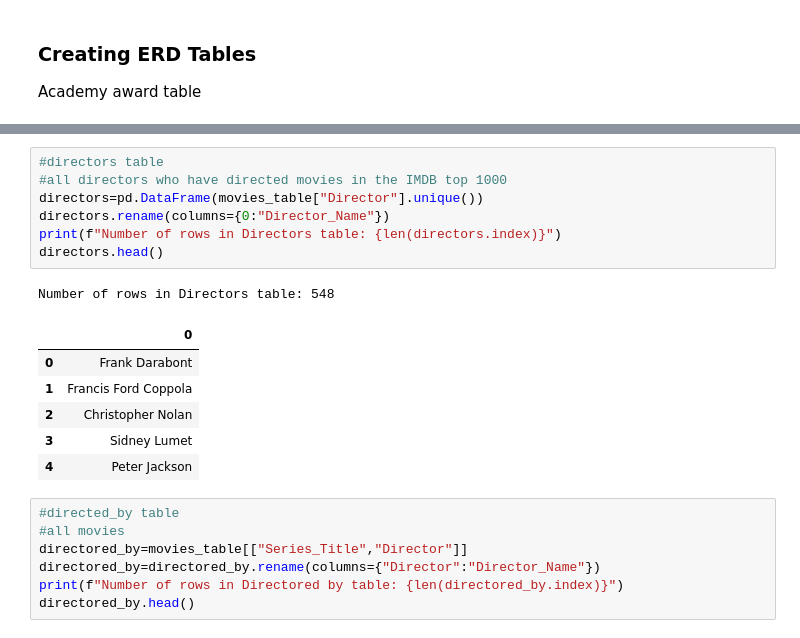
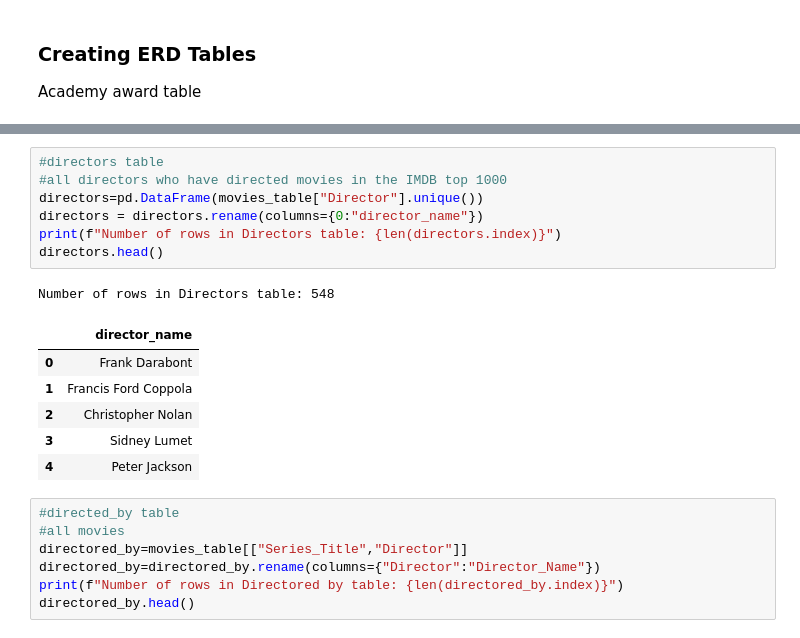
Before and after one commit to 0samvuong/Project-2-ETL-Group-6, a Jupyter notebook: main.ipynb, the cells around one changed output, grey strips where cells are left out. Cells and saved outputs as stored; diff of their text form.

```diff
--- a/main.ipynb
+++ b/main.ipynb
@@ -78,13 +78,13 @@ Number of rows in movies table: 1000
 # %%
 #directors table
 #all directors who have directed movies in the IMDB top 1000
 directors=pd.DataFrame(movies_table["Director"].unique())
-directors.rename(columns={0:"Director_Name"})
+directors = directors.rename(columns={0:"director_name"})
 print(f"Number of rows in Directors table: {len(directors.index)}")
 directors.head()
 # %% [output]
 Number of rows in Directors table: 548
-|  | 0 |
+|  | director_name |
 | 0 | Frank Darabont |
 | 1 | Francis Ford Coppola |
 | 2 | Christopher Nolan |
```
Also changed, not shown: parts of 13 cells of this notebook, 2 other files.
